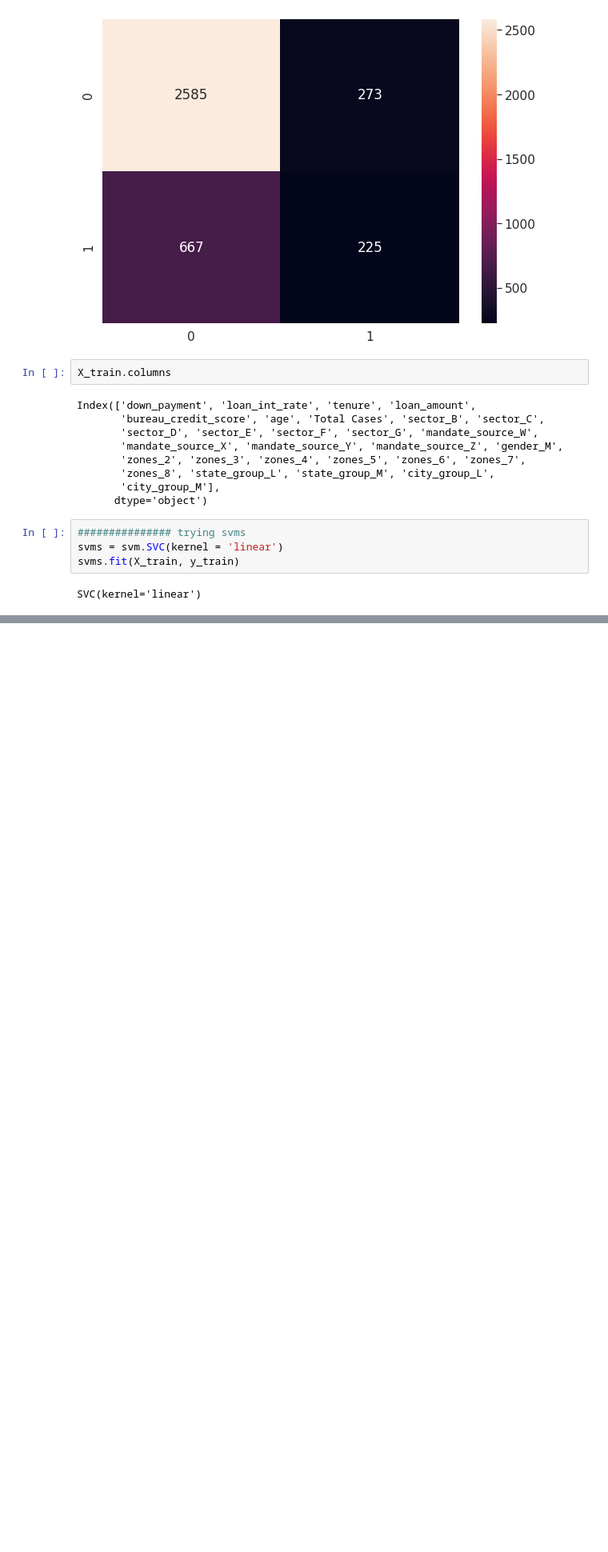
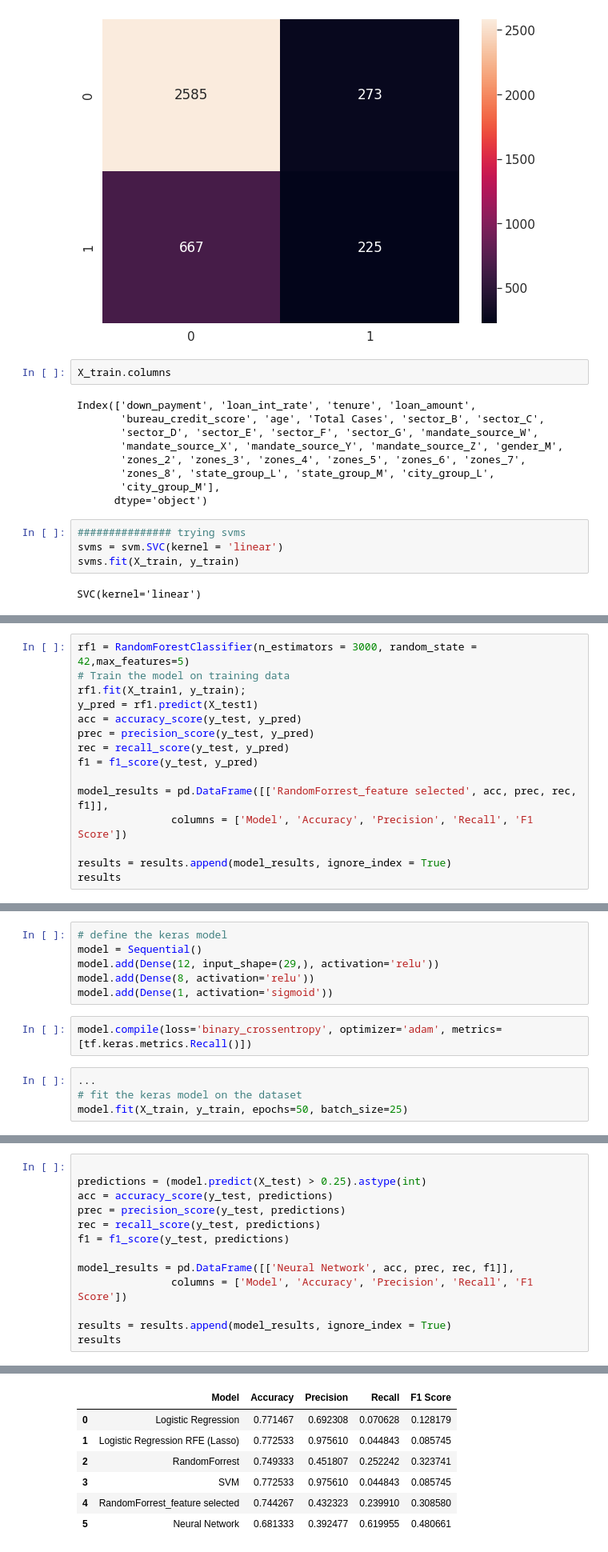
Before and after one commit to Avanish023/Machine-learning-data--science, a Jupyter notebook: lbinaryclassification.ipynb, the cells around one changed output, grey strips where cells are left out. Shown: that part at 80% size. Cells and saved outputs as stored; diff of their text form; blank space fills up the shorter version.

```diff
--- a/lbinaryclassification.ipynb
+++ b/lbinaryclassification.ipynb
@@ -516,0 +537,15 @@ model_results
+# %%
+rf1 = RandomForestClassifier(n_estimators = 3000, random_state = 42,max_features=5)
+# Train the model on training data
+rf1.fit(X_train1, y_train);
+y_pred = rf1.predict(X_test1)
+acc = accuracy_score(y_test, y_pred)
+prec = precision_score(y_test, y_pred)
+rec = recall_score(y_test, y_pred)
+f1 = f1_score(y_test, y_pred)
+
+model_results = pd.DataFrame([['RandomForrest_feature selected', acc, prec, rec, f1]],
+               columns = ['Model', 'Accuracy', 'Precision', 'Recall', 'F1 Score'])
+
+results = results.append(model_results, ignore_index = True)
+results
@@ -516,0 +565,12 @@ model_results
+# %%
+# define the keras model
+model = Sequential()
+model.add(Dense(12, input_shape=(29,), activation='relu'))
+model.add(Dense(8, activation='relu'))
+model.add(Dense(1, activation='sigmoid'))
+# %%
+model.compile(loss='binary_crossentropy', optimizer='adam', metrics=[tf.keras.metrics.Recall()])
+# %%
+...
+# fit the keras model on the dataset
+model.fit(X_train, y_train, epochs=50, batch_size=25)
@@ -516,0 +601,14 @@ model_results
+# %%
+
+predictions = (model.predict(X_test) > 0.25).astype(int)
+acc = accuracy_score(y_test, predictions)
+prec = precision_score(y_test, predictions)
+rec = recall_score(y_test, predictions)
+f1 = f1_score(y_test, predictions)
+
+model_results = pd.DataFrame([['Neural Network', acc, prec, rec, f1]],
+               columns = ['Model', 'Accuracy', 'Precision', 'Recall', 'F1 Score'])
+
+results = results.append(model_results, ignore_index = True)
+results
+# %% [output]
@@ -516,0 +616,7 @@ model_results
+|  | Model | Accuracy | Precision | Recall | F1 Score |
+| 0 | Logistic Regression | 0.771467 | 0.692308 | 0.070628 | 0.128179 |
+| 1 | Logistic Regression RFE (Lasso) | 0.772533 | 0.975610 | 0.044843 | 0.085745 |
+| 2 | RandomForrest | 0.749333 | 0.451807 | 0.252242 | 0.323741 |
+| 3 | SVM | 0.772533 | 0.975610 | 0.044843 | 0.085745 |
+| 4 | RandomForrest_feature selected | 0.744267 | 0.432323 | 0.239910 | 0.308580 |
+| 5 | Neural Network | 0.681333 | 0.392477 | 0.619955 | 0.480661 |
```
Also changed, not shown: parts of 13 cells of this notebook.
